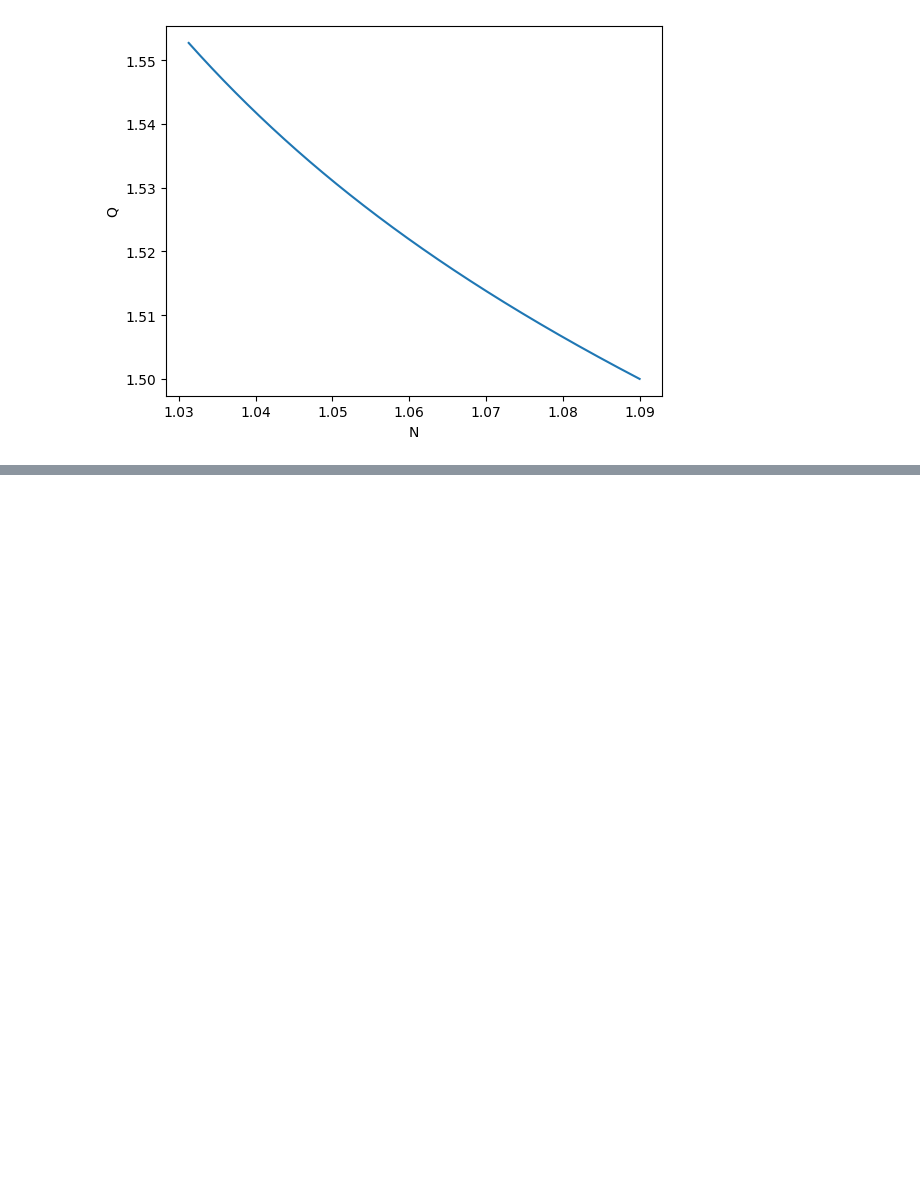
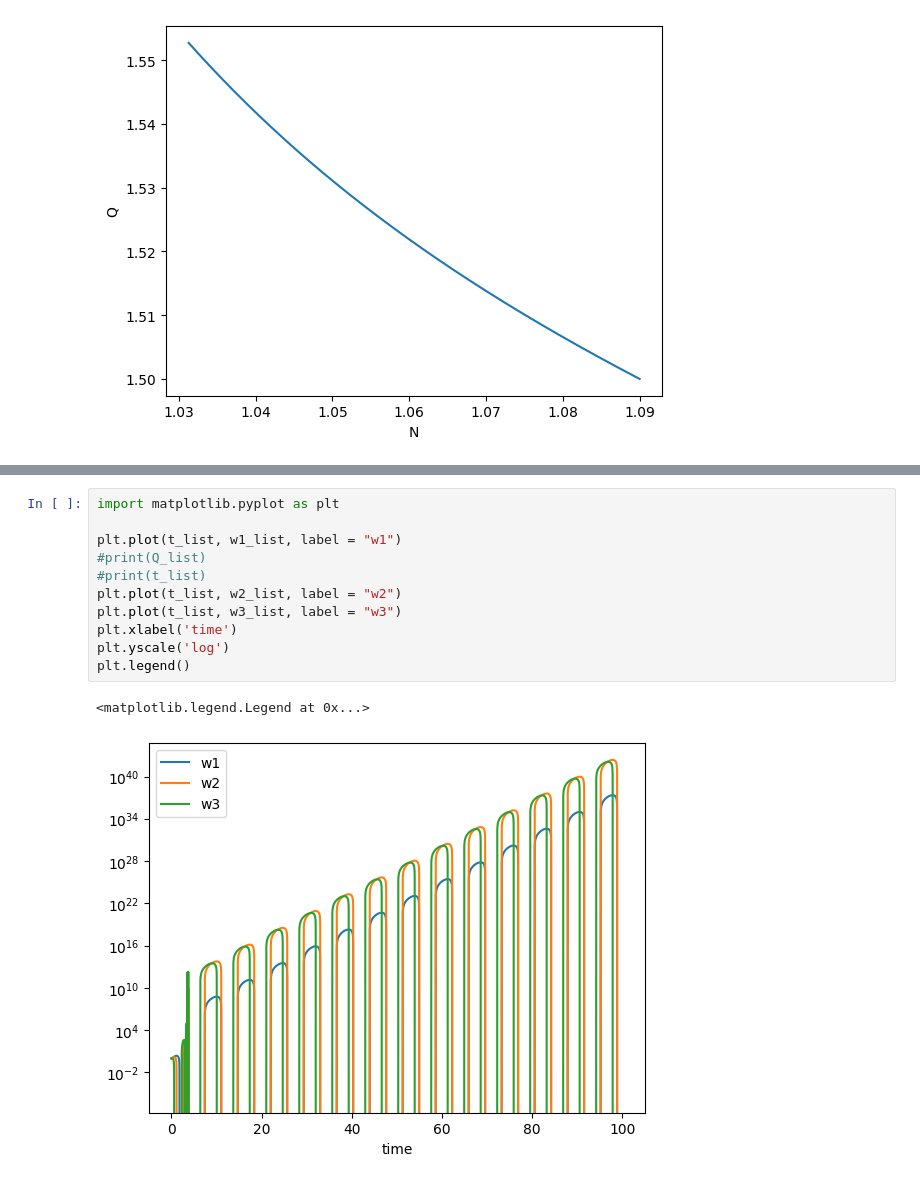
Before and after one commit to TulioK/Chaos, a Jupyter notebook: Chaos.ipynb, the cells around one changed output, grey strips where cells are left out. Cells and saved outputs as stored; diff of their text form; blank space fills up the shorter version.

```diff
--- a/Chaos.ipynb
+++ b/Chaos.ipynb
@@ -155,0 +230,14 @@ Text(0, 0.5, 'Q')
+# %%
+import matplotlib.pyplot as plt
+
+plt.plot(t_list, w1_list, label = "w1")
+#print(Q_list)
+#print(t_list)
+plt.plot(t_list, w2_list, label = "w2")
+plt.plot(t_list, w3_list, label = "w3")
+plt.xlabel('time')
+plt.yscale('log')
+plt.legend()
+# %% [output]
+<matplotlib.legend.Legend at 0x...>
+[figure, added]
```
Also changed, not shown: parts of 18 cells of this notebook, 1 other file.
